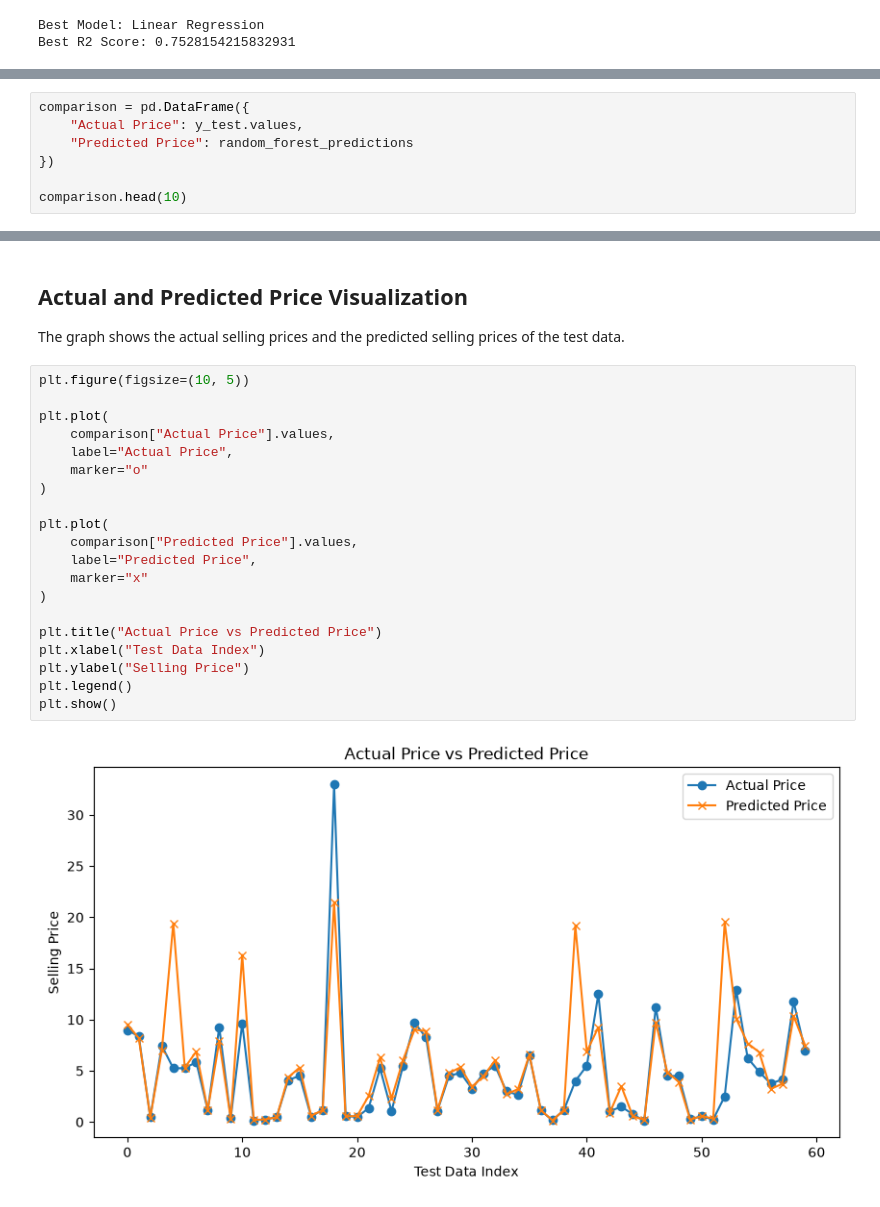
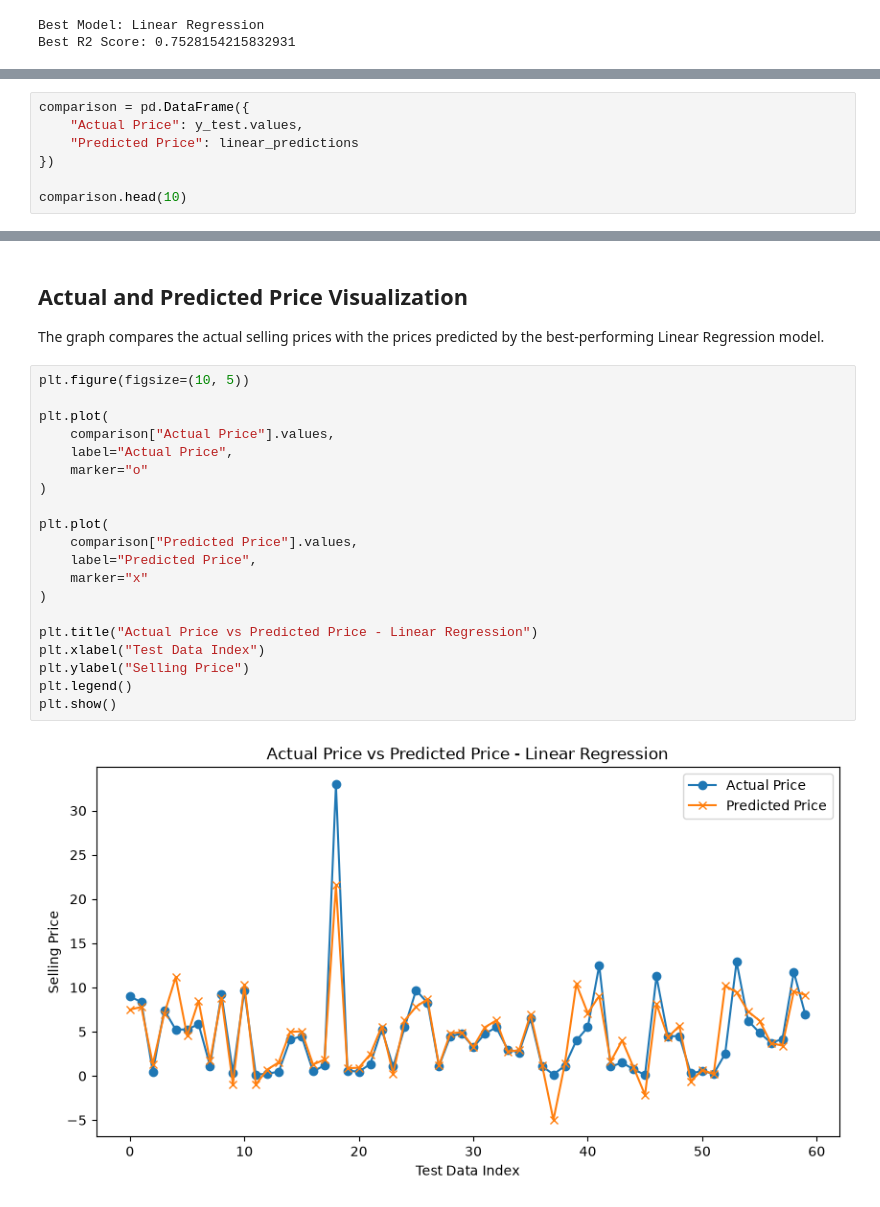
Before and after one commit to Arunbellad-2001/OIBSIP, a Jupyter notebook: DataScience-Task3-CarPricePrediction/Car_Price_Prediction.ipynb, the cells around one changed output, grey strips where cells are left out. Drawn from its saved outputs; the diff is of its cells as text.

```diff
--- a/DataScience-Task3-CarPricePrediction/Car_Price_Prediction.ipynb
+++ b/DataScience-Task3-CarPricePrediction/Car_Price_Prediction.ipynb
@@ -792,7 +795,7 @@ predicted by the Random Forest model.
 # %%
 comparison = pd.DataFrame({
     "Actual Price": y_test.values,
-    "Predicted Price": random_forest_predictions
+    "Predicted Price": linear_predictions
 })
 
 comparison.head(10)
@@ -811,27 +814,27 @@ comparison.head(10)
 # %% [markdown]
 ## Actual and Predicted Price Visualization
 
-The graph shows the actual selling prices and the predicted selling prices
-of the test data.
+The graph compares the actual selling prices with the prices predicted
+by the best-performing Linear Regression model.
 # %%
 plt.figure(figsize=(10, 5))
 
 plt.plot(
     comparison["Actual Price"].values,
     label="Actual Price",
     marker="o"
 )
 
 plt.plot(
     comparison["Predicted Price"].values,
     label="Predicted Price",
     marker="x"
 )
 
-plt.title("Actual Price vs Predicted Price")
+plt.title("Actual Price vs Predicted Price - Linear Regression")
 plt.xlabel("Test Data Index")
 plt.ylabel("Selling Price")
 plt.legend()
 plt.show()
 # %% [output]
-[figure, old version]
+[figure, new version]
```
Also changed, not shown: parts of 18 cells of this notebook.
